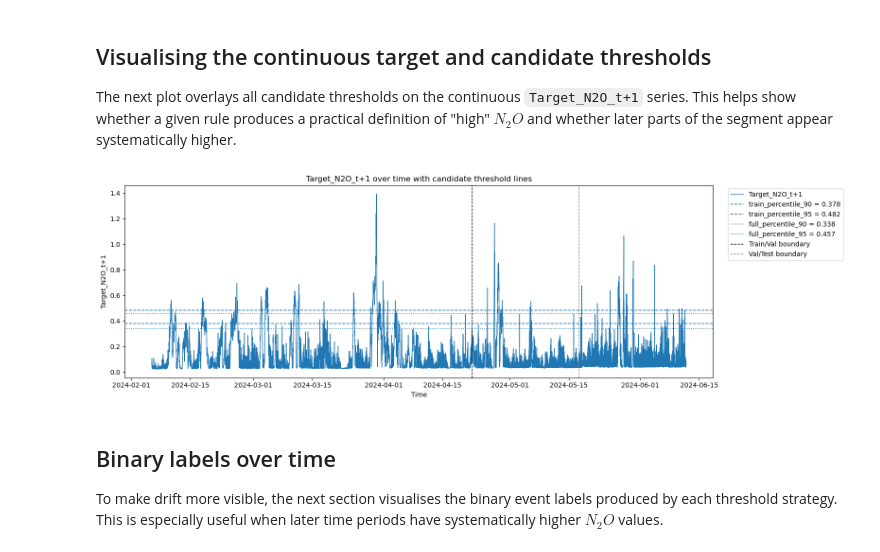
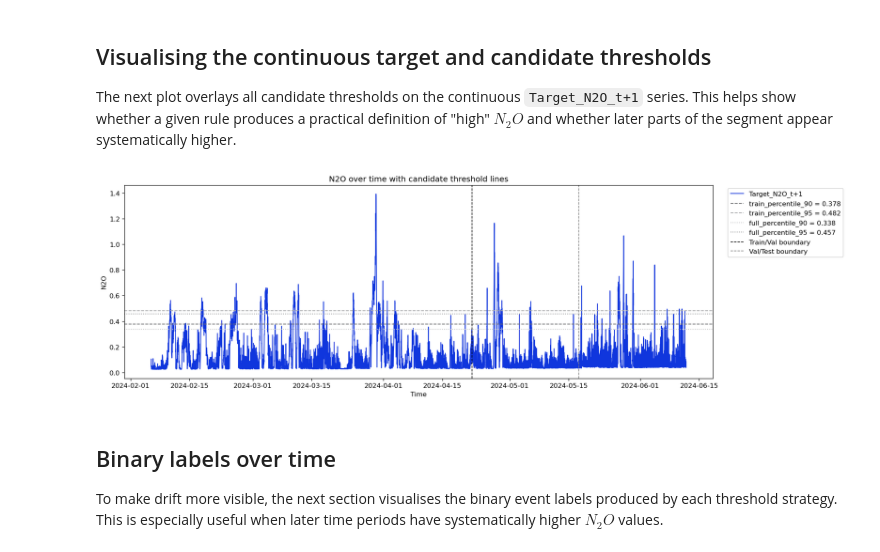
Before and after one commit to tom-mcarthur03/EDS_Design_Project, a Jupyter notebook: notebooks/classification_seg4_N2O.ipynb, the cells around one changed output. Cells and saved outputs as stored; diff of their text form; code cells hidden in the pictures.

```diff
--- a/notebooks/classification_seg4_N2O.ipynb
+++ b/notebooks/classification_seg4_N2O.ipynb
@@ -404,31 +464,57 @@ The next plot overlays all candidate thresholds on the continuous `Target_N2O_t+
 # %%
 # ====================================================
 # 7. Plot continuous target with candidate thresholds
 # ====================================================
 
 plt.figure(figsize=(16, 5))
-plt.plot(df[time_col], df[target_col], linewidth=1, label=target_col)
 
-for _, row in threshold_strategies.iterrows():
+# Main target series
+plt.plot(
+    df[time_col],
+    df[target_col],
+    linewidth=1.2,
+    color=IMPERIAL_BLUE,   # or feature_color(target_col) if target_col == "t1_n2o"
+    label=pretty_label(target_col)
+)
+
+# Optional neutral colours for threshold lines
+threshold_colors = ["#6D6E71", "#A7A8AA", "#BFC0C2", "#8A8C8E"]
+
+for i, (_, row) in enumerate(threshold_strategies.iterrows()):
     linestyle = "--" if row["threshold_source"] == "train_only" else ":"
     plt.axhline(
         y=row["threshold_value"],
+        color=threshold_colors[i % len(threshold_colors)],
         linestyle=linestyle,
         linewidth=1.2,
         label=f"{row['strategy_name']} = {row['threshold_value']:.3f}"
     )
 
-plt.axvline(train_df[time_col].max(), color="black", linestyle="--", linewidth=1, label="Train/Val boundary")
-plt.axvline(val_df[time_col].max(), color="grey", linestyle="--", linewidth=1, label="Val/Test boundary")
+# Split boundaries
+plt.axvline(
+    train_df[time_col].max(),
+    color="black",
+    linestyle="--",
+    linewidth=1,
+    label="Train/Val boundary"
+)
 
-plt.title("Target_N2O_t+1 over time with candidate threshold lines")
+plt.axvline(
+    val_df[time_col].max(),
+    color="grey",
+    linestyle="--",
+    linewidth=1,
+    label="Val/Test boundary"
+)
+
+plt.title("N2O over time with candidate threshold lines")
 plt.xlabel("Time")
-plt.ylabel("Target_N2O_t+1")
+plt.ylabel("N2O")
 plt.legend(bbox_to_anchor=(1.02, 1), loc="upper left")
 plt.tight_layout()
 plt.show()
 # %% [output]
-[figure, old version]
+[figure, new version]
 # %% [markdown]
 ## Binary labels over time
 
```
Also changed, not shown: parts of 11 cells of this notebook, 2 other files.
